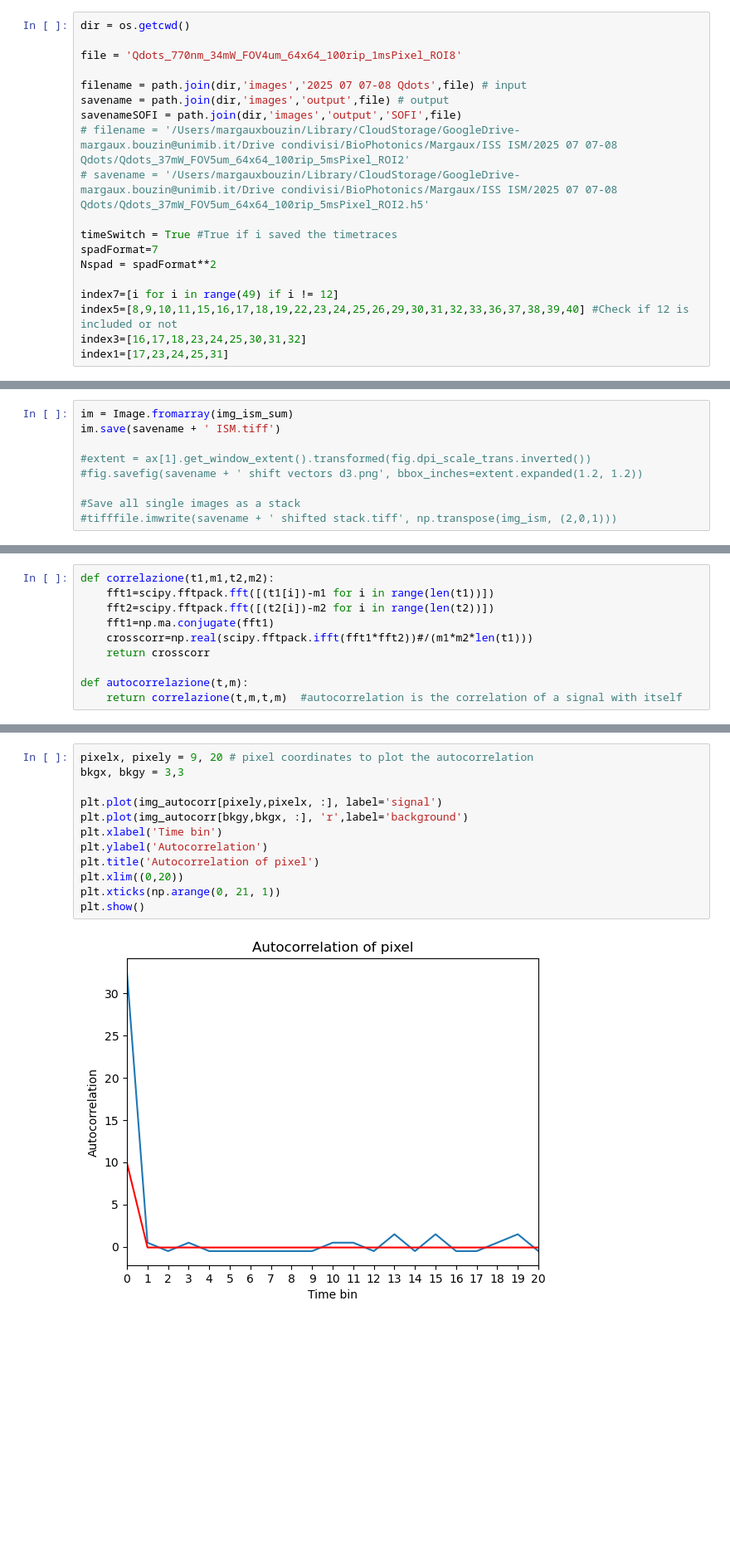
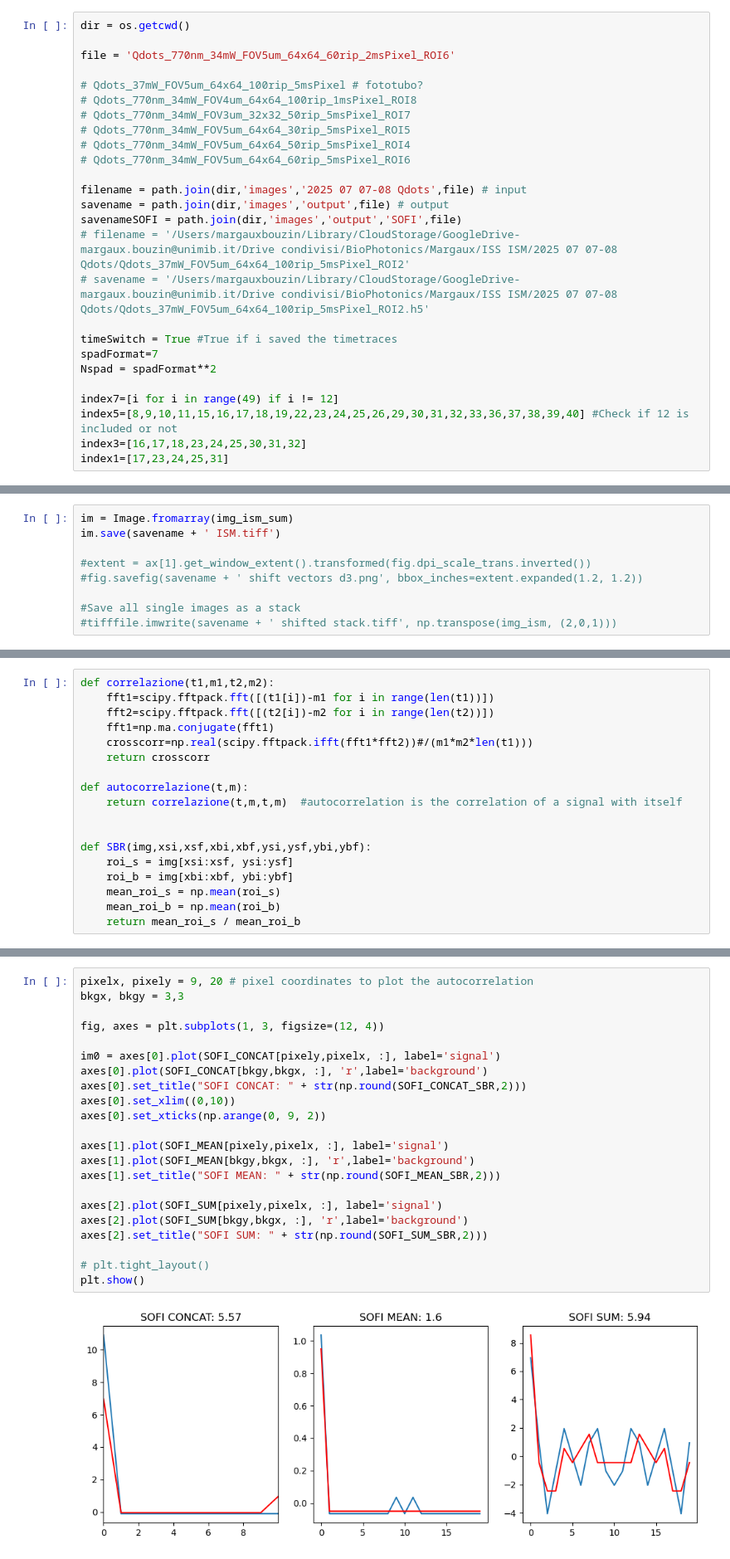
Before and after one commit to CarminatiGiovanni/tesi, a Jupyter notebook: SOFI_ISM_SOFISM GIO.ipynb, the cells around one changed output, grey strips where cells are left out. Shown at 83% size. Saved outputs shown, nothing was run; the diff lists cells and outputs as text; blank space fills up the shorter version.

Commit message:
sofi analisis

```diff
--- a/SRRF-ISM-MacOS_SOFISM GIO.ipynb
+++ b/SOFI_ISM_SOFISM GIO.ipynb
@@ -53,7 +53,14 @@ from IPython.display import display, HTML
 # %%
 dir = os.getcwd()
 
-file = 'Qdots_770nm_34mW_FOV4um_64x64_100rip_1msPixel_ROI8'
+file = 'Qdots_770nm_34mW_FOV5um_64x64_60rip_2msPixel_ROI6'
+
+# Qdots_37mW_FOV5um_64x64_100rip_5msPixel # fototubo?
+# Qdots_770nm_34mW_FOV4um_64x64_100rip_1msPixel_ROI8
+# Qdots_770nm_34mW_FOV3um_32x32_50rip_5msPixel_ROI7
+# Qdots_770nm_34mW_FOV5um_64x64_30rip_5msPixel_ROI5
+# Qdots_770nm_34mW_FOV5um_64x64_50rip_5msPixel_ROI4
+# Qdots_770nm_34mW_FOV5um_64x64_60rip_5msPixel_ROI6
 
 filename = path.join(dir,'images','2025 07 07-08 Qdots',file) # input
 savename = path.join(dir,'images','output',file) # output
@@ -536,6 +550,14 @@ def correlazione(t1,m1,t2,m2):
 
 def autocorrelazione(t,m):
     return correlazione(t,m,t,m)  #autocorrelation is the correlation of a signal with itself
+
+
+def SBR(img,xsi,xsf,xbi,xbf,ysi,ysf,ybi,ybf):
+    roi_s = img[xsi:xsf, ysi:ysf]
+    roi_b = img[xbi:xbf, ybi:ybf]
+    mean_roi_s = np.mean(roi_s)
+    mean_roi_b = np.mean(roi_b)
+    return mean_roi_s / mean_roi_b
 # %%
 ## Temporal correlations
 ## Data format (z,rep,y,x,t,ch) (1, 100, 64, 64, 50, 49)
@@ -632,15 +634,25 @@ SBR: 6.78
 # %%
 pixelx, pixely = 9, 20 # pixel coordinates to plot the autocorrelation
 bkgx, bkgy = 3,3
 
-plt.plot(img_autocorr[pixely,pixelx, :], label='signal')
-plt.plot(img_autocorr[bkgy,bkgx, :], 'r',label='background')
-plt.xlabel('Time bin')
-plt.ylabel('Autocorrelation')
-plt.title('Autocorrelation of pixel')
-plt.xlim((0,20))
-plt.xticks(np.arange(0, 21, 1))
+fig, axes = plt.subplots(1, 3, figsize=(12, 4))
+
+im0 = axes[0].plot(SOFI_CONCAT[pixely,pixelx, :], label='signal')
+axes[0].plot(SOFI_CONCAT[bkgy,bkgx, :], 'r',label='background')
+axes[0].set_title("SOFI CONCAT: " + str(np.round(SOFI_CONCAT_SBR,2)))
+axes[0].set_xlim((0,10))
+axes[0].set_xticks(np.arange(0, 9, 2))
+
+axes[1].plot(SOFI_MEAN[pixely,pixelx, :], label='signal')
+axes[1].plot(SOFI_MEAN[bkgy,bkgx, :], 'r',label='background')
+axes[1].set_title("SOFI MEAN: " + str(np.round(SOFI_MEAN_SBR,2)))
+
+axes[2].plot(SOFI_SUM[pixely,pixelx, :], label='signal')
+axes[2].plot(SOFI_SUM[bkgy,bkgx, :], 'r',label='background')
+axes[2].set_title("SOFI SUM: " + str(np.round(SOFI_SUM_SBR,2)))
+
+# plt.tight_layout()
 plt.show()
 # %% [output]
-[figure, old version]
+[figure, new version]
 # %%
```
Also changed, not shown: parts of 14 cells of this notebook, 3 other files.
